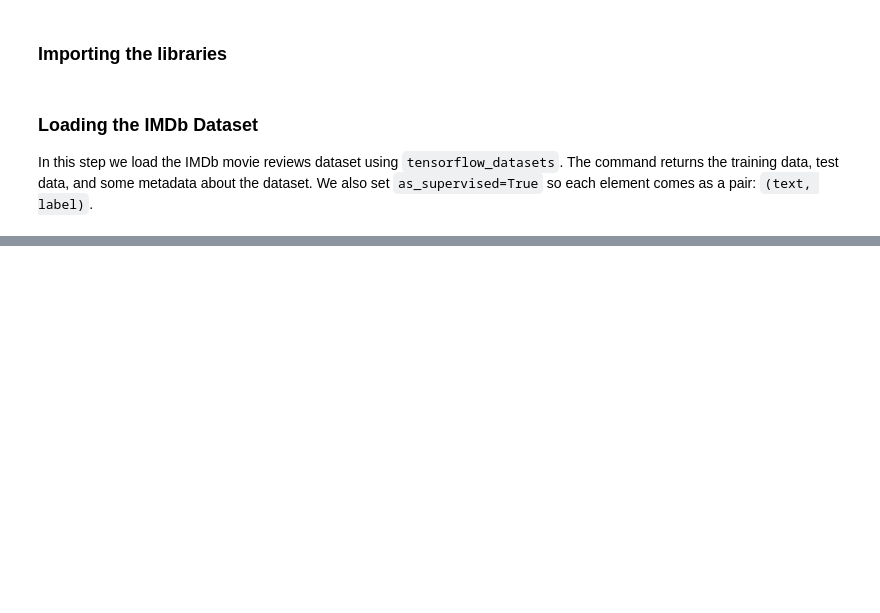
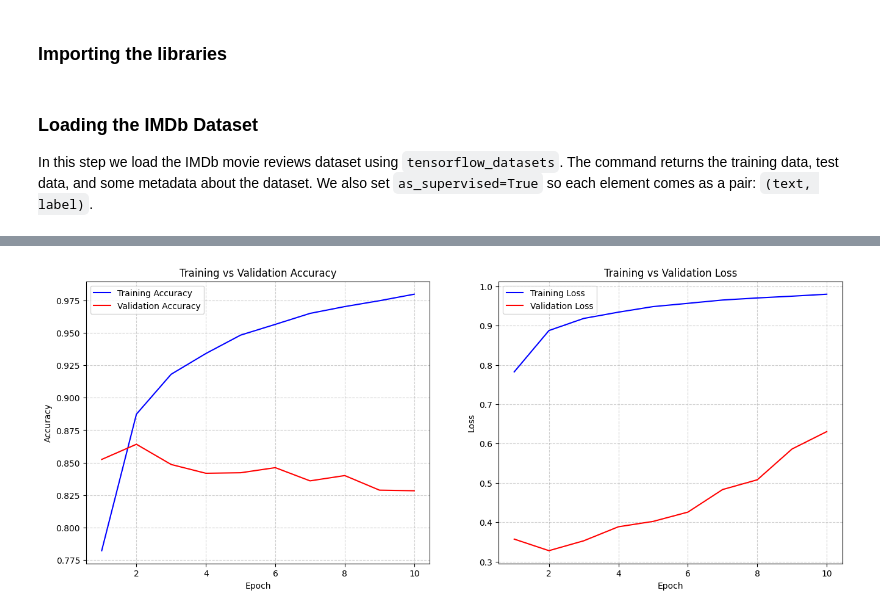
Before and after one commit to JoseAlberto88/nlp-mini-projects, a Jupyter notebook: imdb_sentiment/notebooks/00_Text_Preprocessing.ipynb, the cells around one changed output, grey strips where cells are left out. Saved outputs shown, nothing was run; the diff lists cells and outputs as text; code cells hidden in the pictures; blank space fills up the shorter version.

```diff
--- a/imdb_sentiment/notebooks/00_Text_Preprocessing.ipynb
+++ b/imdb_sentiment/notebooks/00_Text_Preprocessing.ipynb
@@ -38,0 +403,7 @@ In this step we load the IMDb movie reviews dataset using `tensorflow_datasets`.
+# %%
+# Train on train_batches
+history = model.fit(
+    train_batches,
+    validation_data=test_batches,
+    epochs=10
+)
@@ -38,0 +451,35 @@ In this step we load the IMDb movie reviews dataset using `tensorflow_datasets`.
+# %%
+# Now lte's plot the results
+
+acc = history.history["accuracy"]
+val_acc = history.history["val_accuracy"]
+loss = history.history["loss"]
+val_loss = history.history["val_loss"]
+
+epochs = range(1, len(acc) + 1)
+
+plt.figure(figsize=(16, 6)) # Bigger figure
+
+# Accuracy plot
+plt.subplot(1, 2, 1)
+plt.plot(epochs, acc, "b", label="Training Accuracy")
+plt.plot(epochs, val_acc, "r", label="Validation Accuracy")
+plt.title("Training vs Validation Accuracy")
+plt.xlabel("Epoch")
+plt.ylabel("Accuracy")
+plt.grid(True, linestyle="--", alpha=0.6) #Grid lines
+plt.legend()
+
+# Loss plot
+plt.subplot(1, 2, 2)
+plt.plot(epochs, acc, "b", label="Training Loss")
+plt.plot(epochs, val_loss, "r", label="Validation Loss")
+plt.title("Training vs Validation Loss")
+plt.xlabel("Epoch")
+plt.ylabel("Loss")
+plt.legend()
+plt.grid(True, linestyle="--", alpha=0.6) #Grid lines
+
+plt.show()
+# %% [output]
+[figure, added]
```
Also changed, not shown: parts of 39 cells of this notebook.
